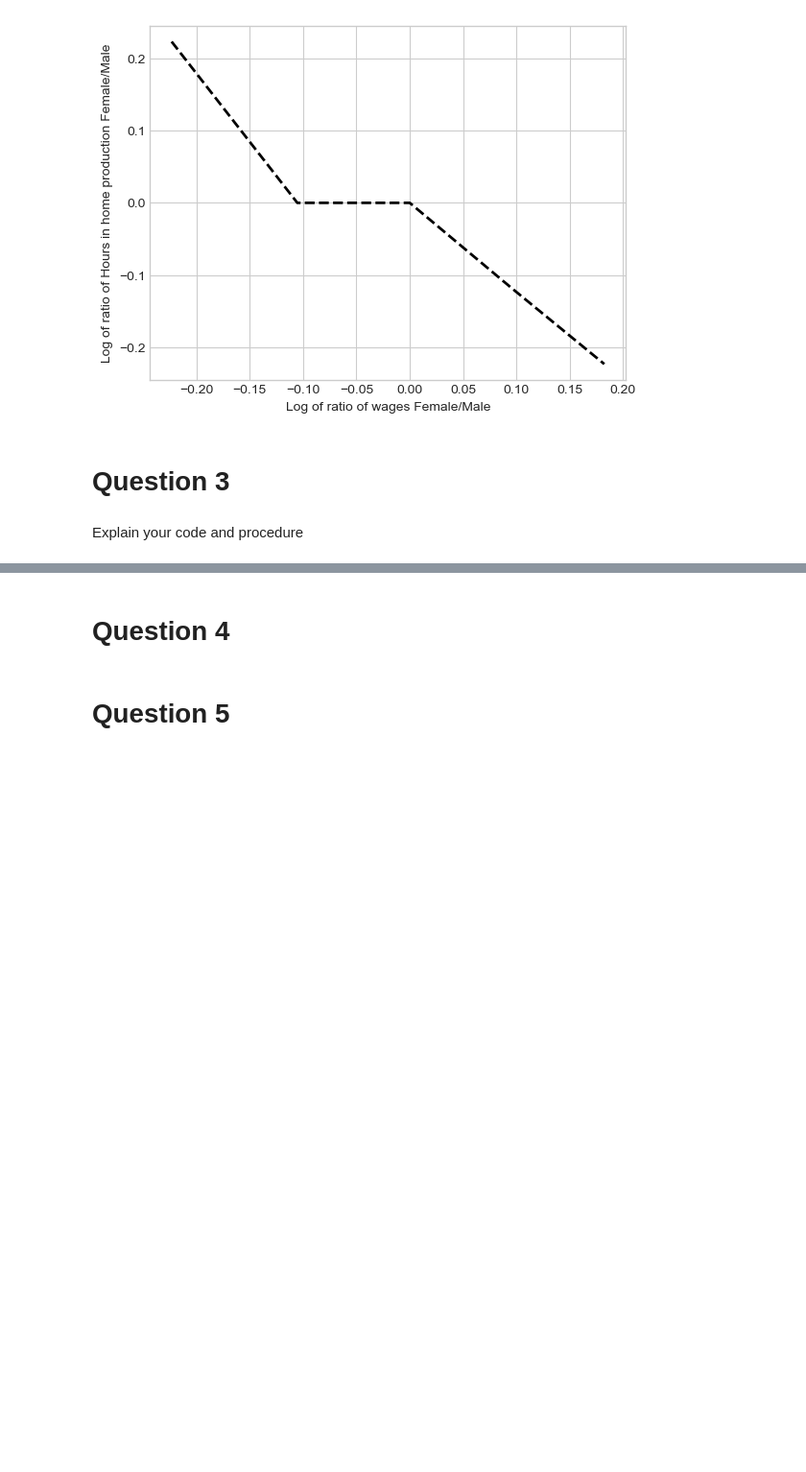
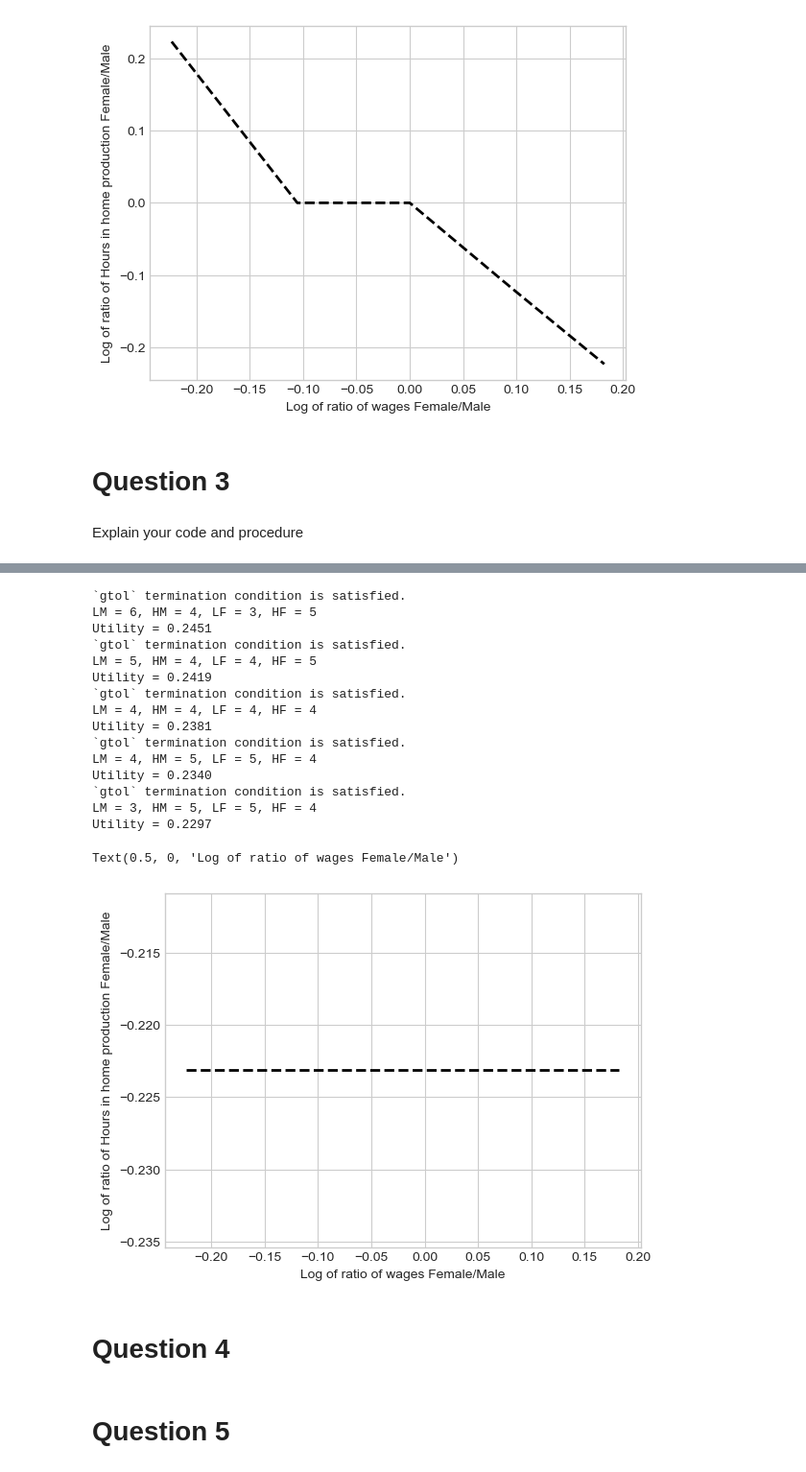
Before and after one commit to NumEconCopenhagen/projects-2023-latin-power, a Jupyter notebook: inauguralproject/inauguralproject.ipynb, the cells around one changed output, grey strips where cells are left out. Shown at 96% size. Drawn from its saved outputs; the diff is of its cells as text; code cells hidden in the pictures; blank space fills up the shorter version.

```diff
--- a/inauguralproject/inauguralproject.ipynb
+++ b/inauguralproject/inauguralproject.ipynb
@@ -39,7 +39,7 @@ alphas=np.array([0.25,0.5,0.75])
 sigmas=np.array([0.5,1.0,1.5])
 
 #create empty disctionary and lists to save the following results
-dic_sol = {}
+dic_sol_q1 = {}
 l_alpha = []
 l_sigma = []
 l_HM = []
@@ -52,7 +52,7 @@ for a,i in enumerate(alphas):
         model.par.alpha=i
         model.par.sigma=j
         solution = model.solve_discrete()
-        dic_sol[a,b] = {'alpha': i, 'sigma':j, 'HF': solution.HF, 'HM': solution.HM, 'r_HF_HM': solution.HF/solution.HM}
+        dic_sol_q1[a,b] = {'alpha': i, 'sigma':j, 'HF': solution.HF, 'HM': solution.HM, 'r_HF_HM': solution.HF/solution.HM}
         l_alpha.append(model.par.alpha)
         l_sigma.append(model.par.sigma)
         l_HF.append(solution.HF)
@@ -87,7 +87,7 @@ model = HouseholdSpecializationModelClass()
 wF_new=np.array([0.8, 0.9, 1.0, 1.1, 1.2])
 
 #create empty dictionary and lists to save the following results
-dic_sol = {}
+dic_sol_q2 = {}
 l_wF = []
 l_wM = []
 l_r_wF_wM = []
@@ -101,7 +101,7 @@ l_logr_HF_HM = []
 for a, wF in enumerate(wF_new):
         model.par.wF = wF
         solution=model.solve_discrete()
-        dic_sol[a] = {'wF': wF, 'wM': model.par.wM, 'r_wF_wM': wF/model.par.wM, 'HF': solution.HF, 'HM': solution.HM, 'r_HF_HM': solution.HF/solution.HM, 'logr_HF_HM': math.log(solution.HF/solution.HM)}
+        dic_sol_q2[a] = {'wF': wF, 'wM': model.par.wM, 'r_wF_wM': wF/model.par.wM, 'HF': solution.HF, 'HM': solution.HM, 'r_HF_HM': solution.HF/solution.HM, 'logr_HF_HM': math.log(solution.HF/solution.HM)}
 
         l_wF.append(wF)
         l_wM.append(model.par.wM)
@@ -144,3 +133,66 @@ None
+# %%
+#calling the model
+model = HouseholdSpecializationModelClass()
+
+#creating the vectors with the different values of female wages
+wF_new_2=np.array([0.8, 0.9, 1.0, 1.1, 1.2])
+
+#create empty dictionary and lists to save the following results
+dic_sol_q3 = {}
+l_wF_3 = []
+l_wM_3 = []
+l_r_wF_wM_3 = []
+l_logr_wF_wM_3 = []
+l_HF_3 = []
+l_HM_3 = []
+l_r_HF_HM_3 = []
+l_logr_HF_HM_3 = []
+
+#doing a loop to calculate the model with the new values of the female wages and print it
+for a, wF in enumerate(wF_new_2):
+    model.par.wF = wF
+    sol_q3 = model.solve_continously()
+    dic_sol_q3[a] = {'wF': wF, 'wM': model.par.wM, 'r_wF_wM': wF/model.par.wM, 'HF': solution.HF, 'HM': solution.HM, 'r_HF_HM': solution.HF/solution.HM, 'logr_HF_HM': math.log(solution.HF/solution.HM)}
+
+    l_wF_3.append(wF)
+    l_wM_3.append(model.par.wM)
+
+    l_r_wF_wM_3.append(wF/model.par.wM)
+    l_logr_wF_wM_3.append(math.log(wF/model.par.wM))
+
+    l_HF_3.append(solution.HF)
+    l_HM_3.append(solution.HM)
+
+    l_r_HF_HM_3.append(solution.HF/solution.HM)
+    l_logr_HF_HM_3.append(math.log(solution.HF/solution.HM))
+
+# print(dic_sol_q3[a])
+results_3 = pd.DataFrame({'wF':l_wF_3, 'wM':l_wM_3, 'wF/wM':l_r_wF_wM_3, 'LOG_wF/wM':l_logr_wF_wM_3, 'HF':l_HF_3, 'HM':l_HM_3, 'HF/HM': l_r_HF_HM_3, 'LOG_HF/HM': l_logr_HF_HM_3})
+
+#creating the graph
+fig = plt.figure()
+ax = fig.add_subplot(1,1,1)
+ax.plot(results_3["LOG_wF/wM"],results_3["LOG_HF/HM"],ls='--',lw=2,color='black')
+ax.set_ylabel('Log of ratio of Hours in home production Female/Male')
+ax.set_xlabel('Log of ratio of wages Female/Male')
+# %% [output]
+`gtol` termination condition is satisfied.
+LM = 6, HM = 4, LF = 3, HF = 5
+Utility = 0.2451
+`gtol` termination condition is satisfied.
+LM = 5, HM = 4, LF = 4, HF = 5
+Utility = 0.2419
+`gtol` termination condition is satisfied.
+LM = 4, HM = 4, LF = 4, HF = 4
+Utility = 0.2381
+`gtol` termination condition is satisfied.
+LM = 4, HM = 5, LF = 5, HF = 4
+Utility = 0.2340
+`gtol` termination condition is satisfied.
+LM = 3, HM = 5, LF = 5, HF = 4
+Utility = 0.2297
+Text(0.5, 0, 'Log of ratio of wages Female/Male')
+[figure, added]
 # %% [markdown]
 # Question 4
 # %%
```
Also changed, not shown: parts of 1 cell of this notebook, 1 other file.
